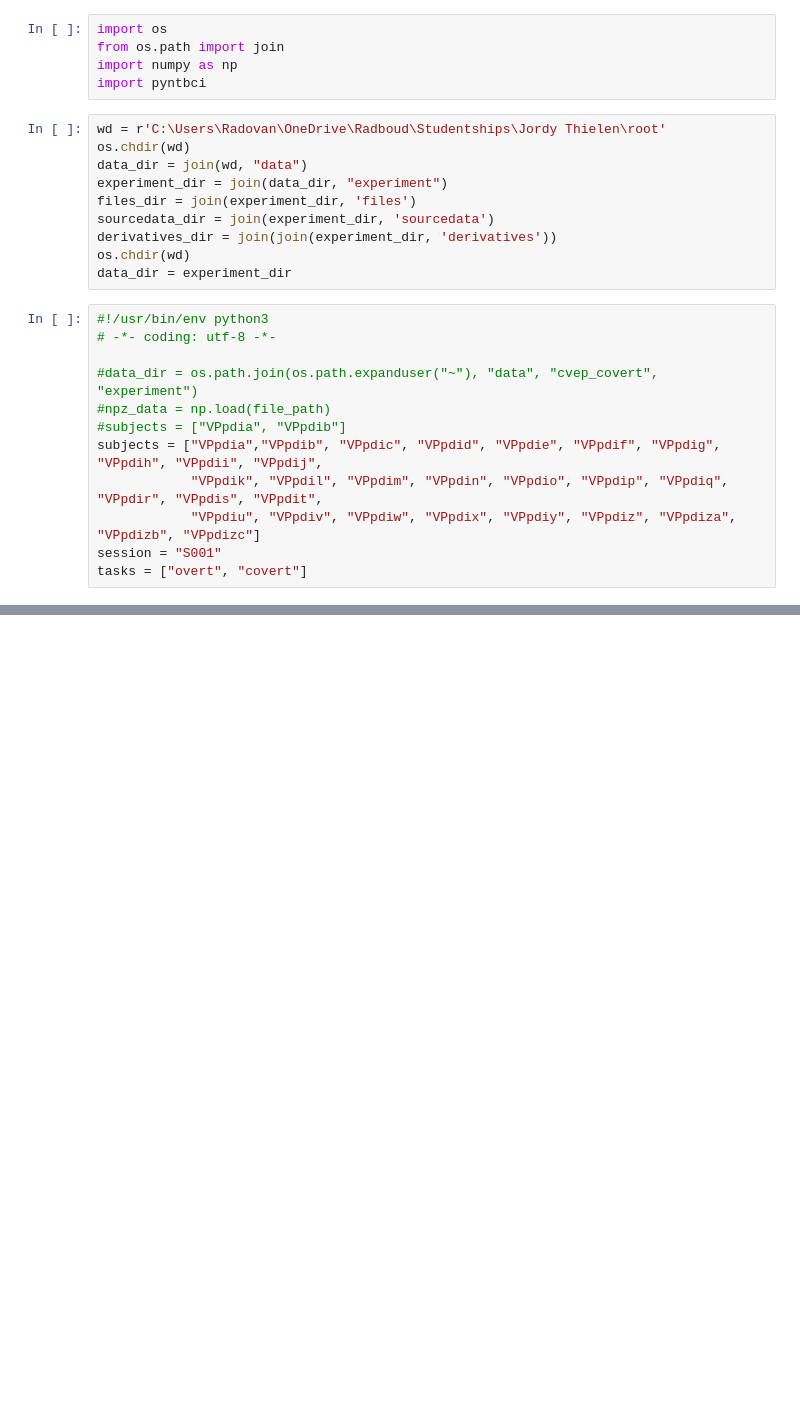
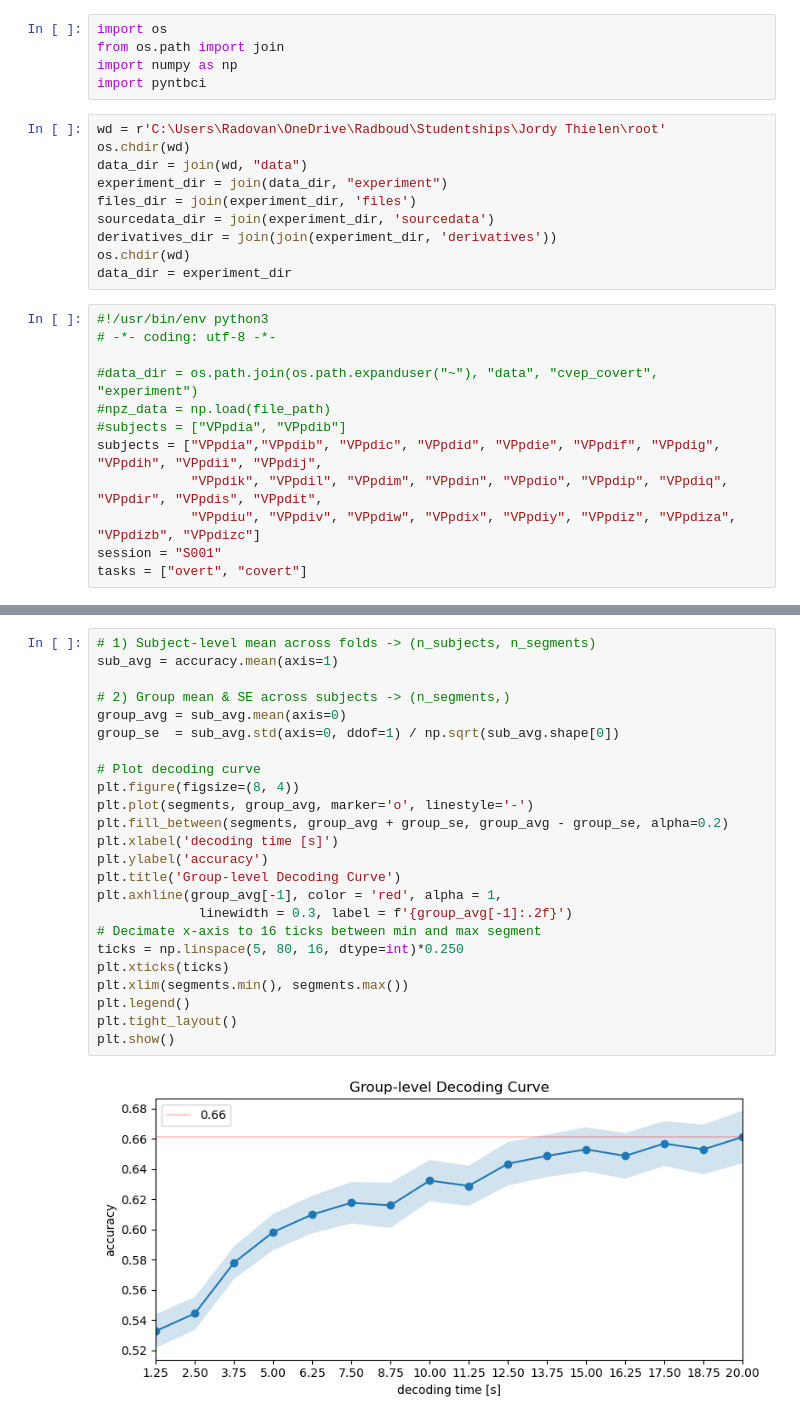
Before and after one commit to rvodila/Decoding-Covert-Attention-2025, a Jupyter notebook: Notebooks/cvep/rcca.ipynb, the cells around one changed output, grey strips where cells are left out. Saved outputs shown, nothing was run; the diff lists cells and outputs as text; blank space fills up the shorter version.

```diff
--- a/Notebooks/cvep/rcca.ipynb
+++ b/Notebooks/cvep/rcca.ipynb
@@ -96,0 +73,26 @@ Average:        overt: 0.995    covert: 0.671
+# %%
+# 1) Subject‐level mean across folds -> (n_subjects, n_segments)
+sub_avg = accuracy.mean(axis=1)
+
+# 2) Group mean & SE across subjects -> (n_segments,)
+group_avg = sub_avg.mean(axis=0)
+group_se  = sub_avg.std(axis=0, ddof=1) / np.sqrt(sub_avg.shape[0])
+
+# Plot decoding curve
+plt.figure(figsize=(8, 4))
+plt.plot(segments, group_avg, marker='o', linestyle='-')
+plt.fill_between(segments, group_avg + group_se, group_avg - group_se, alpha=0.2)
+plt.xlabel('decoding time [s]')
+plt.ylabel('accuracy')
+plt.title('Group‐level Decoding Curve')
+plt.axhline(group_avg[-1], color = 'red', alpha = 1,
+             linewidth = 0.3, label = f'{group_avg[-1]:.2f}')
+# Decimate x-axis to 16 ticks between min and max segment
+ticks = np.linspace(5, 80, 16, dtype=int)*0.250
+plt.xticks(ticks)
+plt.xlim(segments.min(), segments.max())
+plt.legend()
+plt.tight_layout()
+plt.show()
+# %% [output]
+[figure, added]
```
Also changed, not shown: parts of 9 cells of this notebook, 12 other files.
